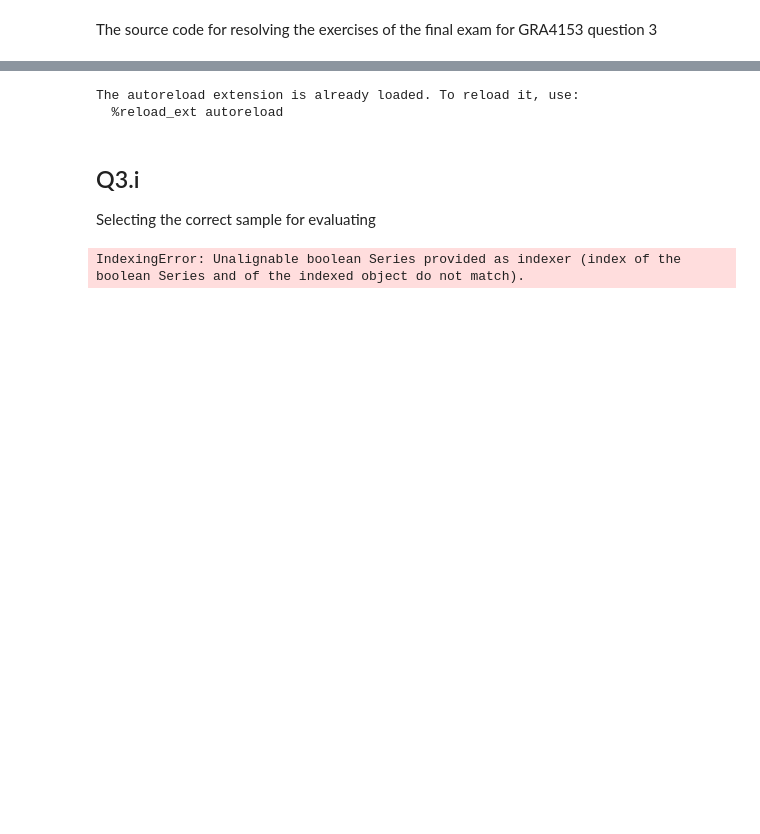
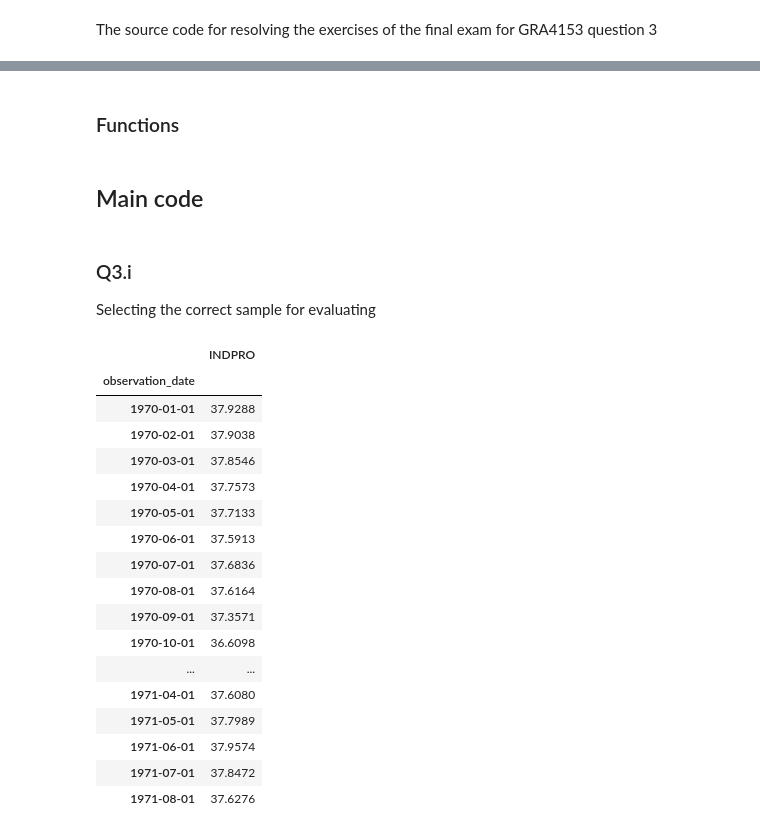
Before and after one commit to 1116925/GRA4153-Final-exam, a Jupyter notebook: Question3.ipynb, the cells around one changed output, grey strips where cells are left out. Drawn from its saved outputs; the diff is of its cells as text; code cells hidden in the pictures; blank space fills up the shorter version.

```diff
--- a/Question3.ipynb
+++ b/Question3.ipynb
@@ -10,7 +18,33 @@ The funcitons necessary for this notebook are found in the following modules
 # %%
-%load_ext autoreload
-%autoreload 2
-import DataImporter as get
+class Data:
+    def __init__(self, target_CSV: str):
+        '''
+        Performs the necessary ETL and stages the data into a appropriate object
+        '''
+        self._raw_data = pd.read_csv(target_CSV)
+
+        # Ensure observation_date is datetime
+        self._raw_data['observation_date'] = pd.to_datetime(self._raw_data['observation_date'])
+        self._raw_data.set_index('observation_date', inplace=True)
+        self._sample = self._raw_data
+
+    def set_sample_range(self, start_date: str, end_date: str):
+        '''
+        A setter method for the sample attribute that filters the raw data based on a date range.
+
+        :param start_date: The start date for filtering
+        :type start_date: str
+        :param end_date: The end date for filtering
+        :type end_date: str
+        '''
+        self._sample = self._raw_data.loc[start_date:end_date]
+
+    @property
+    def sample(self):
+        return self._sample
+
+    @sample.setter
+    def sample(self, new_sample: pd.DataFrame):
+        self._sample = new_sample
-# %% [output]
-The autoreload extension is already loaded. To reload it, use:
-  %reload_ext autoreload
+# %% [markdown]
+### Functions
@@ -17,12 +108,31 @@ The autoreload extension is already loaded. To reload it, use:
+# %% [markdown]
+## Main code
 # %% [markdown]
-## Q3.i
+### Q3.i
 Selecting the correct sample for evaluating
 # %%
-indpro = get.Data("indpro.csv")
+indpro = Data("indpro.csv")
 indpro.set_sample_range("1970-01-01", "2015-12-01")
 indpro.sample.head(20)
 # %% [output]
-IndexingError: Unalignable boolean Series provided as indexer (index of the boolean Series and of the indexed object do not match).
+|  | INDPRO |
+| observation_date |  |
+| 1970-01-01 | 37.9288 |
+| 1970-02-01 | 37.9038 |
+| 1970-03-01 | 37.8546 |
+| 1970-04-01 | 37.7573 |
+| 1970-05-01 | 37.7133 |
+| 1970-06-01 | 37.5913 |
+| 1970-07-01 | 37.6836 |
+| 1970-08-01 | 37.6164 |
+| 1970-09-01 | 37.3571 |
+| 1970-10-01 | 36.6098 |
+| ... | ... |
+| 1971-04-01 | 37.6080 |
+| 1971-05-01 | 37.7989 |
+| 1971-06-01 | 37.9574 |
+| 1971-07-01 | 37.8472 |
+| 1971-08-01 | 37.6276 |
 # %%
 indpro.sample["INDPRO"].plot(title='Time Series of INDPRO', ylabel='INDPRO', xlabel='Date')
 # %% [output]
```
Also changed, not shown: parts of 14 cells of this notebook, 1 other file.
